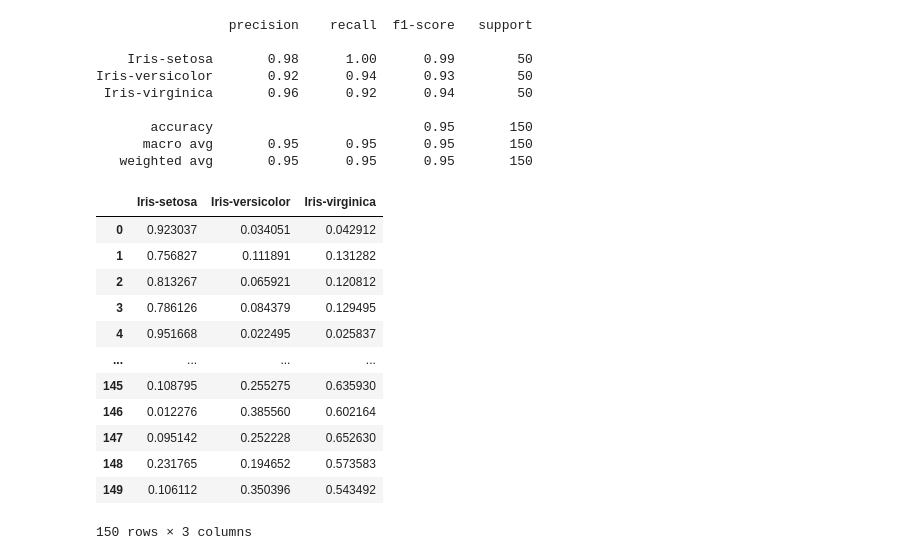
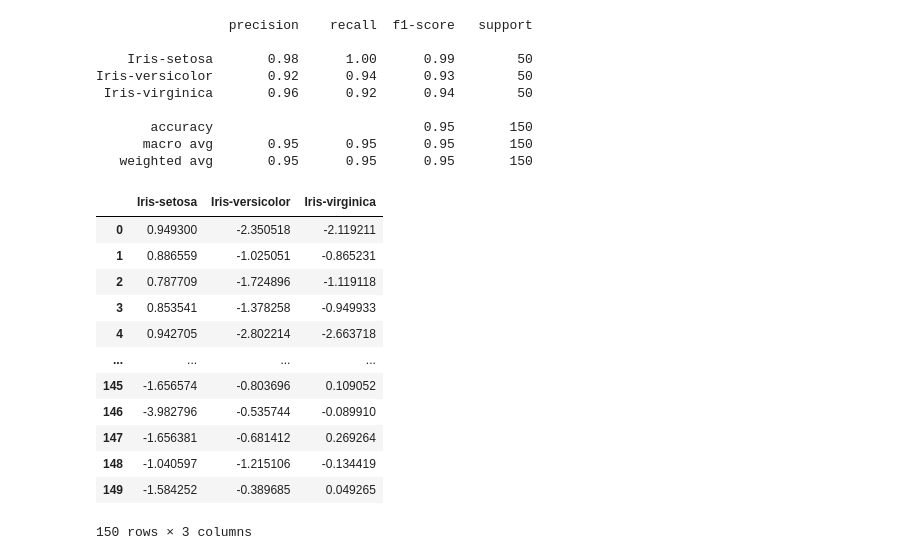
Before and after one commit to cairugaJ/Python-Based_Naive_Bayes, a Jupyter notebook: Gaussiano.ipynb, the cells around one changed output. Drawn from its saved outputs; the diff is of its cells as text; code cells hidden in the pictures.

Commit message:
posterioris como atributo

```diff
--- a/Gaussiano.ipynb
+++ b/Gaussiano.ipynb
@@ -18,6 +18,7 @@ class NaiveBayesGaussiano:
         self.prioris = None
         self.medias = None
         self.desvios = None
+        self.posterioris = None
 
     def probs_priori(self, target):
         rotulos, r_freq = np.unique(target, return_counts=True)
@@ -56,22 +57,9 @@ class NaiveBayesGaussiano:
             prob_rotulo = np.log(self.prioris[r]) + np.log(fdp)
             dic_prob_rotulo[r] = prob_rotulo
         df_prob = pd.DataFrame(dic_prob_rotulo)
+        self.posterioris =  df_prob
         target_hat = df_prob.idxmax(axis=1)
         return target_hat
-
-    def probabilidades_posteriori (self,amostras):
-        n = len(amostras)
-        rotulos = list(self.medias.keys())
-        target_hat = []
-        dic_prob_rotulo = {}
-        for r in rotulos:
-            fdp = self.fdp_gaussiana(amostras, r).sum(axis=1)
-            prob_rotulo = np.log(self.prioris[r]) + np.log(fdp)
-            dic_prob_rotulo[r] = prob_rotulo
-        df_prob = pd.DataFrame(dic_prob_rotulo)
-        df_prob_exp = np.exp(df_prob)
-        df_prob_norm = df_prob_exp.div(df_prob_exp.sum(axis=1), axis=0)
-        return df_prob_norm
 # %% [markdown]
 #### Teste utilizando dataset Iris
 https://www.kaggle.com/datasets/saurabh00007/iriscsv?select=Iris.csv
@@ -158,20 +146,19 @@ Iris-versicolor       0.92      0.94      0.93        50
        accuracy                           0.95       150
       macro avg       0.95      0.95      0.95       150
    weighted avg       0.95      0.95      0.95       150
-# %%
-df_prob = classificador.probabilidades_posteriori(data.drop(['Id','Species'], axis=1))
-df_prob
-# %% [output]
-|  | Iris-setosa | Iris-versicolor | Iris-virginica |
-| 0 | 0.923037 | 0.034051 | 0.042912 |
-| 1 | 0.756827 | 0.111891 | 0.131282 |
-| 2 | 0.813267 | 0.065921 | 0.120812 |
-| 3 | 0.786126 | 0.084379 | 0.129495 |
-| 4 | 0.951668 | 0.022495 | 0.025837 |
-| ... | ... | ... | ... |
-| 145 | 0.108795 | 0.255275 | 0.635930 |
-| 146 | 0.012276 | 0.385560 | 0.602164 |
-| 147 | 0.095142 | 0.252228 | 0.652630 |
-| 148 | 0.231765 | 0.194652 | 0.573583 |
-| 149 | 0.106112 | 0.350396 | 0.543492 |
-150 rows × 3 columns
+# %%
+classificador.posterioris
+# %% [output]
+|  | Iris-setosa | Iris-versicolor | Iris-virginica |
+| 0 | 0.949300 | -2.350518 | -2.119211 |
+| 1 | 0.886559 | -1.025051 | -0.865231 |
+| 2 | 0.787709 | -1.724896 | -1.119118 |
+| 3 | 0.853541 | -1.378258 | -0.949933 |
+| 4 | 0.942705 | -2.802214 | -2.663718 |
+| ... | ... | ... | ... |
+| 145 | -1.656574 | -0.803696 | 0.109052 |
+| 146 | -3.982796 | -0.535744 | -0.089910 |
+| 147 | -1.656381 | -0.681412 | 0.269264 |
+| 148 | -1.040597 | -1.215106 | -0.134419 |
+| 149 | -1.584252 | -0.389685 | 0.049265 |
+150 rows × 3 columns
```
